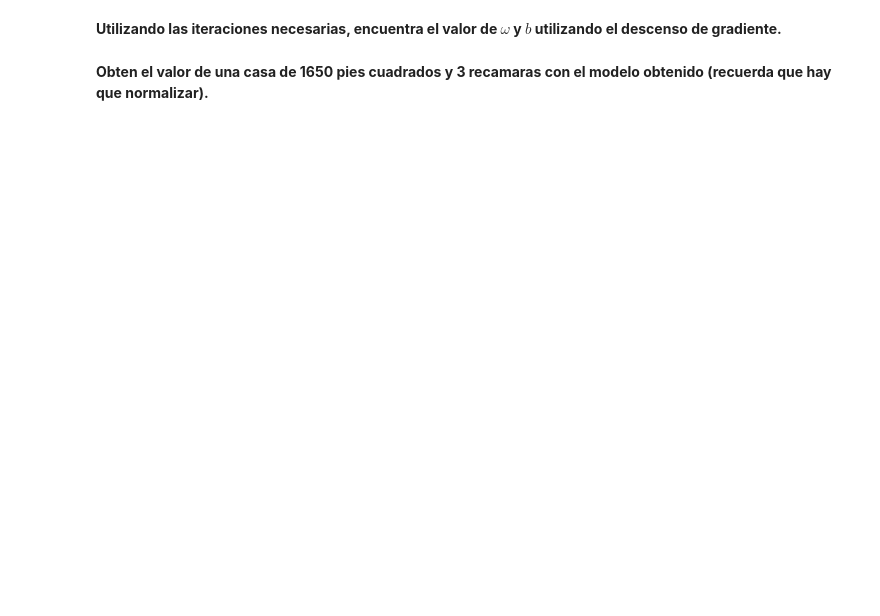
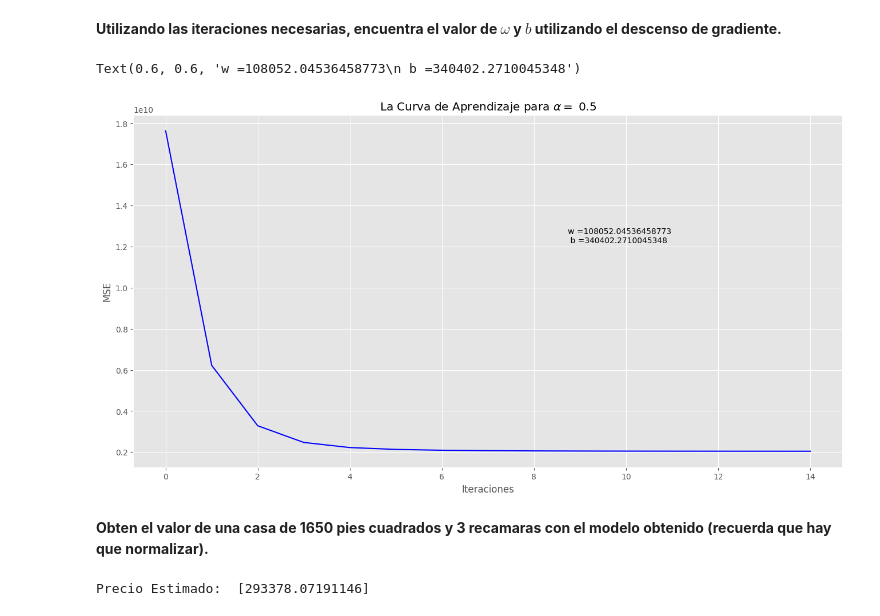
Before and after one commit to AlbertoAmayaSoria/2-Aprendizaje-2026, a Jupyter notebook: reg_lineal.ipynb, the cells around one changed output. Drawn from its saved outputs; the diff is of its cells as text; code cells hidden in the pictures; blank space fills up the shorter version.

Commit message:
Precio de la casa

```diff
--- a/reg_lineal.ipynb
+++ b/reg_lineal.ipynb
@@ -357,24 +379,30 @@ plt.ylabel('MSE')
 # %% [markdown]
 **Utilizando las iteraciones necesarias, encuentra el valor de $\omega$ y $b$ utilizando el descenso de gradiente.**
 # %%
-num_iters = None
+num_iters = 15
 
-alpha = None
+alpha = 0.5
 
 w, b, mse_hist = descenso_gradiente_lotes(x_norm, y, w_ini, b_ini, alpha, num_iters)
 
 plt.title(r"La Curva de Aprendizaje para $\alpha =$ " + str(alpha))
 plt.plot(mse_hist, '-b')
 plt.xlabel('Iteraciones')
 plt.ylabel('MSE')
 plt.figtext(x = 0.6, y = 0.6, s = "w ={}\n b ={}".format(w[0], b))
+# %% [output]
+Text(0.6, 0.6, 'w =108052.04536458773\n b =340402.2710045348')
+[figure, added]
 # %% [markdown]
 **Obten el valor de una casa de 1650 pies cuadrados y 3 recamaras con el modelo obtenido (recuerda que hay que normalizar).**
 # %%
 # Escribe aquí el código
-x = None
-x_norm = None
+media, desviacion = obtiene_medias_desviaciones(x)
+x_nueva = np.array([[1650, 3]])
+x_norm = normaliza(x_nueva, media, desviacion)
 
-y_est = None
+y_est = x_norm @ w + b
 
 print("Precio Estimado: ", y_est)
+# %% [output]
+Precio Estimado:  [293378.07191146]
```
Also changed, not shown: parts of 3 cells of this notebook.
